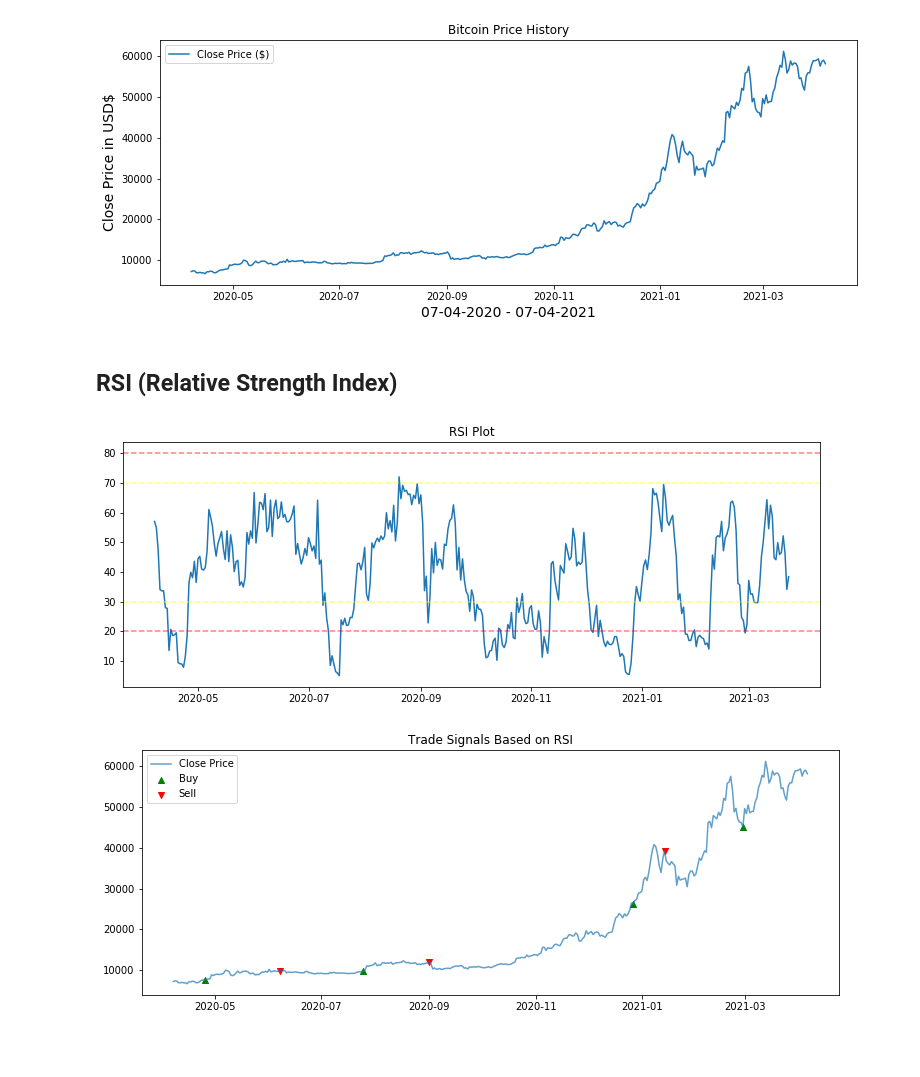
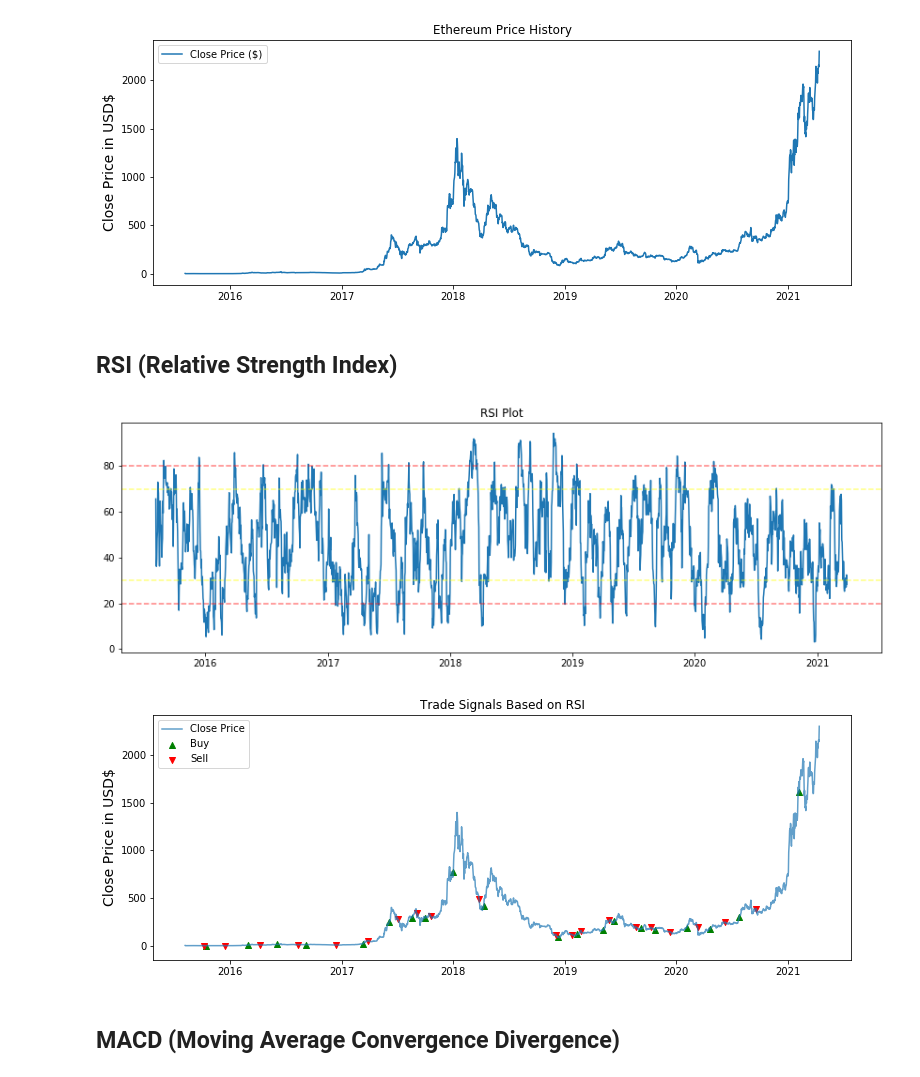
Before and after one commit to MDaniyal2000/algorithmic_trading_using_ai_and_ml_in_python, a Jupyter notebook: AI Project.ipynb, the cells around one changed output. Drawn from its saved outputs; the diff is of its cells as text; code cells hidden in the pictures; blank space fills up the shorter version.

```diff
--- a/AI Project.ipynb
+++ b/AI Project.ipynb
@@ -14,6 +7,6 @@ date_one_year_back_string = date_one_year_back.strftime('%d-%m-%Y')
 # %%
-#Call function to get BTC historical data for past 1 year
-scraper = CmcScraper('BTC', date_one_year_back_string, date_today_string)
+#Call function to get BTC historical data for ETH
+scraper = CmcScraper('ETH')
 # %%
 #Get dataframe
 df = scraper.get_dataframe()
@@ -23,14 +16,13 @@ df = df.set_index(pd.DatetimeIndex(df['Date'].values))
 # %%
 #Visually Show Price
 plt.subplots(figsize=(12.5,4.5))
 plt.plot(df.index, df['Close'], label='Close Price ($)')
-plt.title('Bitcoin Price History')
-plt.xlabel(f'{date_one_year_back_string} - {date_today_string}', fontsize=14)
+plt.title('Ethereum Price History')
 plt.ylabel('Close Price in USD$', fontsize=14)
 plt.legend()
 plt.show()
 # %% [output]
-[figure, old version]
+[figure, new version]
 # %% [markdown]
 ## RSI (Relative Strength Index)
 # %%
@@ -65,7 +57,7 @@ new_df['Close Price'] = df['Close']
 new_df['RSI'] = rsi
 # %%
 #Visualize RSI
-plt.figure(figsize=(12.5, 4.5))
+plt.figure(figsize=(14.5, 4.5))
 plt.title('RSI Plot')
 plt.plot(new_df.index, new_df['RSI'])
 plt.axhline(20, linestyle='--', alpha=0.5, color='red')
@@ -74,6 +66,6 @@ plt.axhline(70, linestyle='--', alpha=0.5, color='yellow')
 plt.axhline(80, linestyle='--', alpha=0.5, color='red')
 plt.show()
 # %% [output]
-[figure, old version]
+[figure, new version]
 # %%
 #Generate trade signals based on RSI
@@ -108,7 +99,10 @@ plt.title('Trade Signals Based on RSI')
 plt.plot(new_df['Close Price'], label='Close Price', alpha=0.7)
 plt.scatter(new_df.index, buying_signals, marker='^', color='green', label='Buy')
 plt.scatter(new_df.index, selling_signals, marker='v', color='red', label='Sell')
+plt.ylabel('Close Price in USD$', fontsize=14)
 plt.legend()
 plt.show()
 # %% [output]
-[figure, old version]
+[figure, new version]
+# %% [markdown]
+## MACD (Moving Average Convergence Divergence)
```
Also changed, not shown: parts of 14 cells of this notebook.
